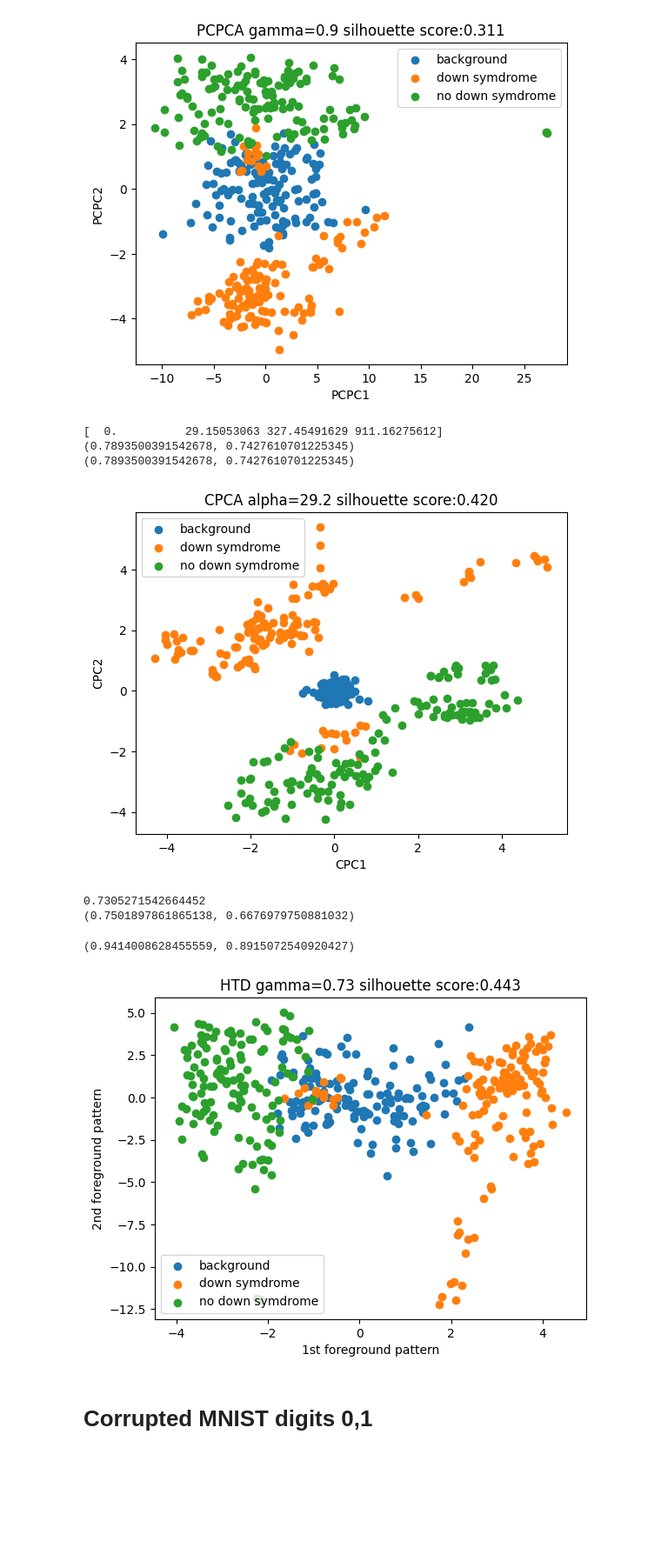
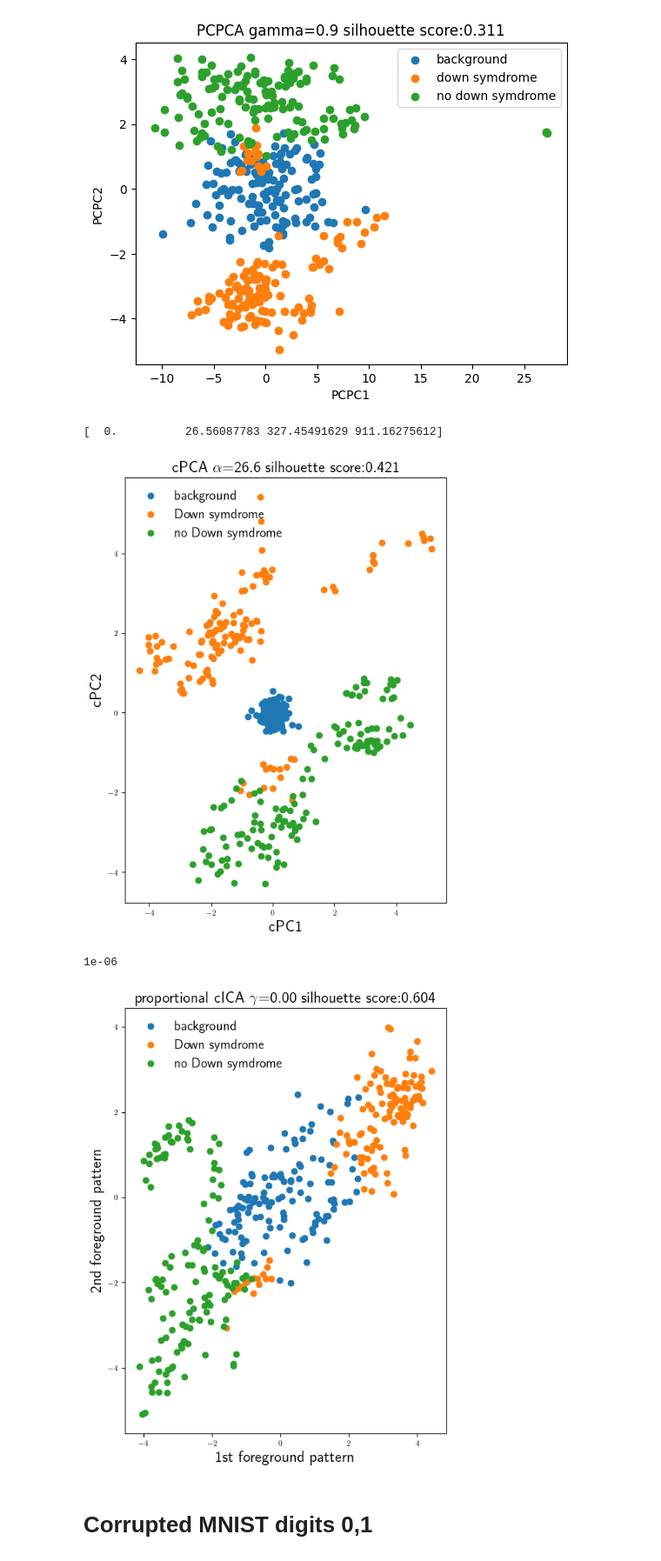
Before and after one commit to QWE123665/cICA, a Jupyter notebook: real_world_data.ipynb, the cells around one changed output. Shown at 87% size. Drawn from its saved outputs; the diff is of its cells as text; code cells hidden in the pictures; blank space fills up the shorter version.

```diff
--- a/real_world_data.ipynb
+++ b/real_world_data.ipynb
@@ -19,6 +19,7 @@ from scipy.io import mmread
 from sklearn.decomposition import PCA
 import torch
 from cICA_functions import *
+plt.rcParams['text.usetex'] = True
 # %%
 import tikzplotlib
 def tikzplotlib_fix_ncols(obj):
@@ -170,13 +171,13 @@ def mice_silhouette(directions):
     cluster=np.hstack((cluster_1,cluster_2))
     return silhouette_score(cluster.T,label)
 def plot_graph_mice(directions,xlabel,ylabel,title,sil_score):
-    fig,axs=plt.subplots(1,1)
+    fix,axs=plt.subplots(1,1,figsize=(6,8))
     pattern_1=directions[:,0].reshape(1,-1)
     pattern_2=directions[:,1].reshape(1,-1)
     axs.scatter(pattern_1@Y_pca.T,pattern_2@Y_pca.T,label='background')
-    axs.scatter(pattern_1@Z1_pca.T,pattern_2@Z1_pca.T,label='down symdrome')
-    axs.scatter(pattern_1@Z2_pca.T,pattern_2@Z2_pca.T,label='no down symdrome')
-    axs.legend()
+    axs.scatter(pattern_1@Z1_pca.T,pattern_2@Z1_pca.T,label='Down symdrome')
+    axs.scatter(pattern_1@Z2_pca.T,pattern_2@Z2_pca.T,label='no Down symdrome')
+    axs.legend(frameon=False)
     axs.set_xlabel(xlabel)
     axs.set_ylabel(ylabel)
     axs.set_title(title+' '+'silhouette score:'+f'{sil_score:0.3f}')
@@ -190,13 +191,13 @@ def mice_silhouette_whole_dataset(directions):
     return silhouette_score(cluster.T,label)
 
 def plot_graph_mice_wholedataset(directions,xlabel,ylabel,title,sil_score):
-    fig,axs=plt.subplots(1,1)
+    fix,axs=plt.subplots(1,1,figsize=(6,8))
     pattern_1=directions[:,0].reshape(1,-1)
     pattern_2=directions[:,1].reshape(1,-1)
     axs.scatter(pattern_1@Y.T,pattern_2@Y.T,label='background')
-    axs.scatter(pattern_1@Z1.T,pattern_2@Z1.T,label='down symdrome')
-    axs.scatter(pattern_1@Z2.T,pattern_2@Z2.T,label='no down symdrome')
-    axs.legend()
+    axs.scatter(pattern_1@Z1.T,pattern_2@Z1.T,label='Down symdrome')
+    axs.scatter(pattern_1@Z2.T,pattern_2@Z2.T,label='no Down symdrome')
+    axs.legend(frameon=False)
     axs.set_xlabel(xlabel)
     axs.set_ylabel(ylabel)
     axs.set_title(title+' '+'silhouette score:'+f'{sil_score:0.3f}')
@@ -326,39 +320,30 @@ for array in l:
     silhouette_score_list.append(silhouette_score(array,label))
 index=np.argmax(silhouette_score_list)
 alpha=alphas[index]
-# alpha=251.38
 D,V=np.linalg.eig(mdl.fg_cov-alpha*mdl.bg_cov)
 eig_idx = np.argpartition(D, -2)[-2:]
 b_cpca=V[:,eig_idx]
-plot_graph_mice_wholedataset(b_cpca,'cPC1','cPC2',f'cPCA alpha={alpha:0.1f}',mice_silhouette_whole_dataset(b_cpca))
+plot_graph_mice_wholedataset(b_cpca,'cPC1','cPC2',f'cPCA $\\alpha $={alpha:0.1f}',mice_silhouette_whole_dataset(b_cpca))
 directions=b_cpca
-print(Kmeans_based_score(X,directions,label))
-print(SVC_based_score(X,directions,label))
 # %% [output]
-[  0.          29.15053063 327.45491629 911.16275612]
-(0.7893500391542678, 0.7427610701225345)
-(0.7893500391542678, 0.7427610701225345)
+[  0.          26.56087783 327.45491629 911.16275612]
-[figure, old version]
+[figure, new version]
 # %%
 # hierachical tensor decomp of k4_f-gamma k4_b
 sil_score=[]
 for gamma in np.logspace(-3,3,num=100):
-    gamma=np.sqrt(gamma)
+    gamma=gamma**2
     b_s_sorted,coeff=HTD(k4_b,k4_f,k2_b,k2_f,gamma,26)
     sil_score.append(mice_silhouette(b_s_sorted[:,:2]))
 index=np.argmax(np.array(sil_score))
-gamma=np.sqrt(np.logspace(-3,2,num=100))[index]
+gamma=((np.logspace(-3,3,num=100))[index])**2
 print(gamma)
 b_s_sorted,coeff=HTD(k4_b,k4_f,k2_b,k2_f,gamma,26)
-plot_graph_mice(b_s_sorted[:,:2],'1st foreground pattern','2nd foreground pattern',f'HTD gamma={gamma:0.2f}',mice_silhouette(b_s_sorted[:,:2]))
+plot_graph_mice(b_s_sorted[:,:2],'1st foreground pattern','2nd foreground pattern',f'proportional cICA $\gamma$={gamma:0.2f}',mice_silhouette(b_s_sorted[:,:2]))
 directions=b_s_sorted[:,:2]
-print(Kmeans_based_score(X_pca,directions,label))
-print(SVC_based_score(X_pca,directions,label))
 # %% [output]
-0.7305271542664452
-(0.7501897861865138, 0.6676979750881032)
+1e-06
-(0.9414008628455559, 0.8915072540920427)
-[figure, old version]
+[figure, new version]
 # %% [markdown]
 # Corrupted MNIST digits 0,1
 # %%
```
Also changed, not shown: parts of 22 cells of this notebook.
